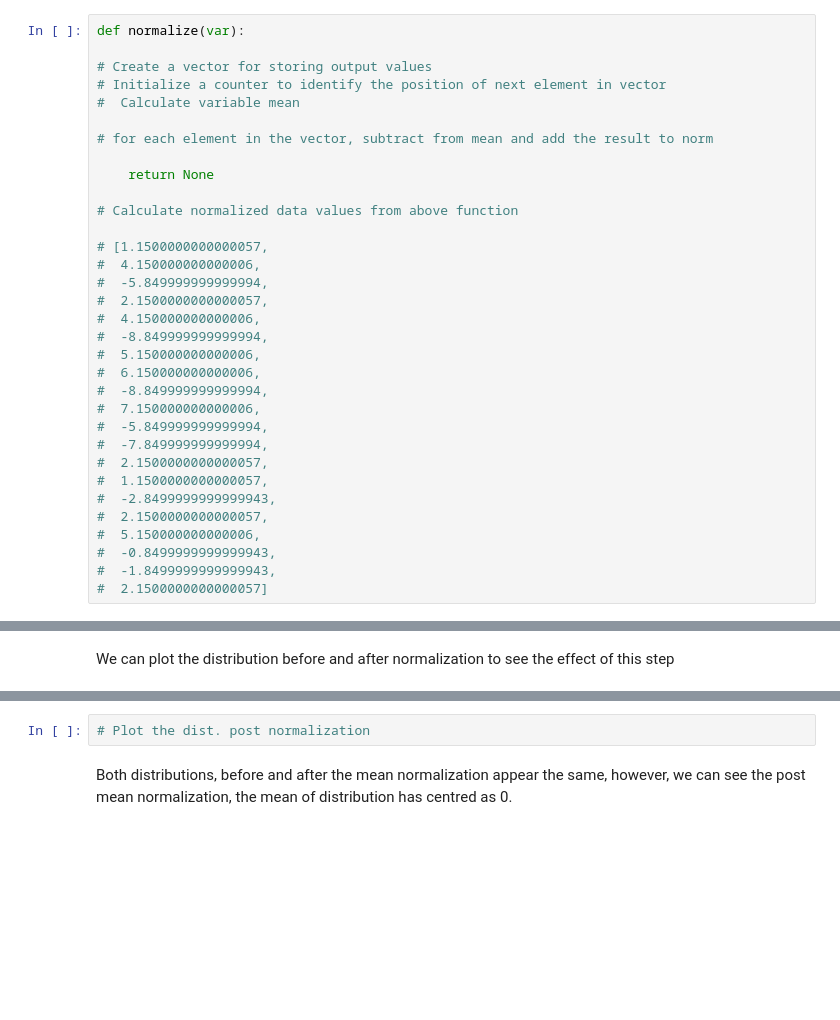
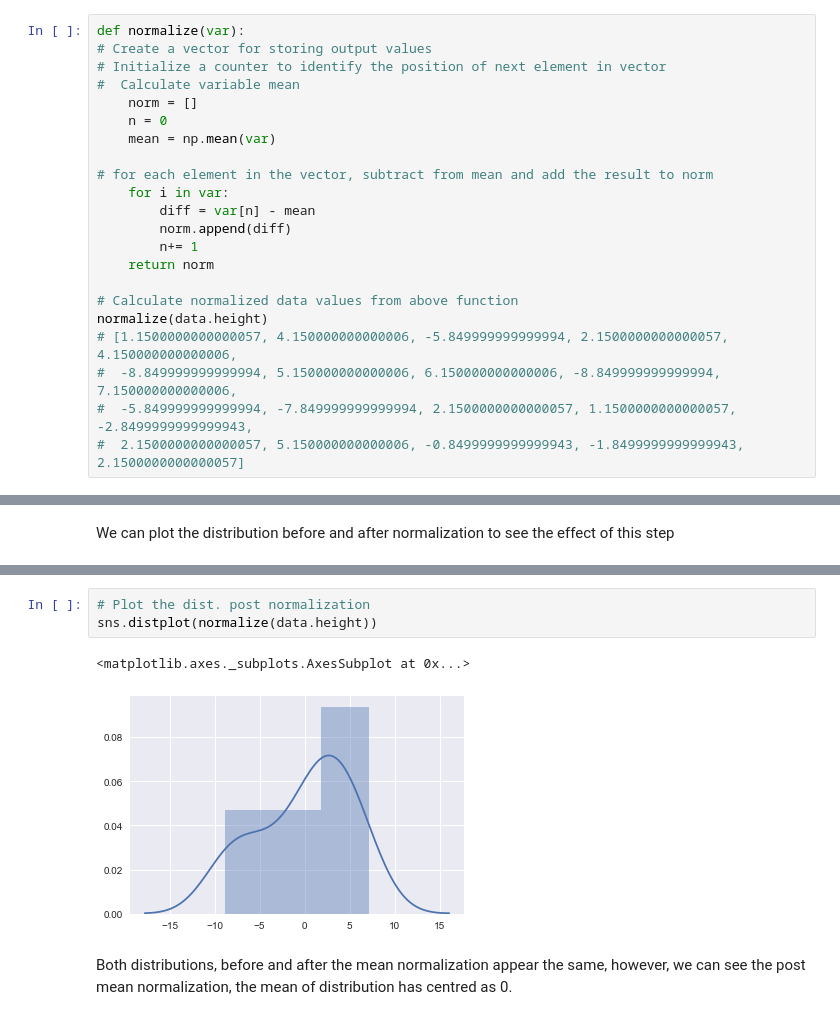
Before and after one commit to slieb74/ds-regression-cov_corr-nyc-career-ds-062518, a Jupyter notebook: index.ipynb, the cells around one changed output, grey strips where cells are left out. Drawn from its saved outputs; the diff is of its cells as text; blank space fills up the shorter version.

```diff
--- a/index.ipynb
+++ b/index.ipynb
@@ -54,34 +62,23 @@ data = pd.read_csv('HeightWeight.csv',
 As a first step, Let's write a function that takes in a vector, calculates the mean of vector and subtracts the calculated mean value from each element to calculate `(xi - X(mean))`
 # %%
 def normalize(var):
-
 # Create a vector for storing output values
 # Initialize a counter to identify the position of next element in vector
 #  Calculate variable mean
+    norm = []
+    n = 0
+    mean = np.mean(var)
 
 # for each element in the vector, subtract from mean and add the result to norm
-
-    return None
+    for i in var:
+        diff = var[n] - mean
+        norm.append(diff)
+        n+= 1
+    return norm
 
 # Calculate normalized data values from above function
-
-# [1.1500000000000057,
-#  4.150000000000006,
-#  -5.849999999999994,
-#  2.1500000000000057,
-#  4.150000000000006,
-#  -8.849999999999994,
-#  5.150000000000006,
-#  6.150000000000006,
-#  -8.849999999999994,
-#  7.150000000000006,
-#  -5.849999999999994,
-#  -7.849999999999994,
-#  2.1500000000000057,
-#  1.1500000000000057,
-#  -2.8499999999999943,
-#  2.1500000000000057,
-#  5.150000000000006,
-#  -0.8499999999999943,
-#  -1.8499999999999943,
-#  2.1500000000000057]
+normalize(data.height)
+# [1.1500000000000057, 4.150000000000006, -5.849999999999994, 2.1500000000000057, 4.150000000000006,
+#  -8.849999999999994, 5.150000000000006, 6.150000000000006, -8.849999999999994, 7.150000000000006,
+#  -5.849999999999994, -7.849999999999994, 2.1500000000000057, 1.1500000000000057, -2.8499999999999943,
+#  2.1500000000000057, 5.150000000000006, -0.8499999999999943, -1.8499999999999943, 2.1500000000000057]
@@ -92,5 +115,9 @@ We can plot the distribution before and after normalization to see the effect of
 # %%
 # Plot the dist. post normalization
+sns.distplot(normalize(data.height))
+# %% [output]
+<matplotlib.axes._subplots.AxesSubplot at 0x...>
+[figure, added]
 # %% [markdown]
 Both distributions, before and after the mean normalization appear the same, however, we can see the post mean normalization, the mean of distribution has centred as 0.
 # %% [markdown]
```
Also changed, not shown: parts of 14 cells of this notebook.
